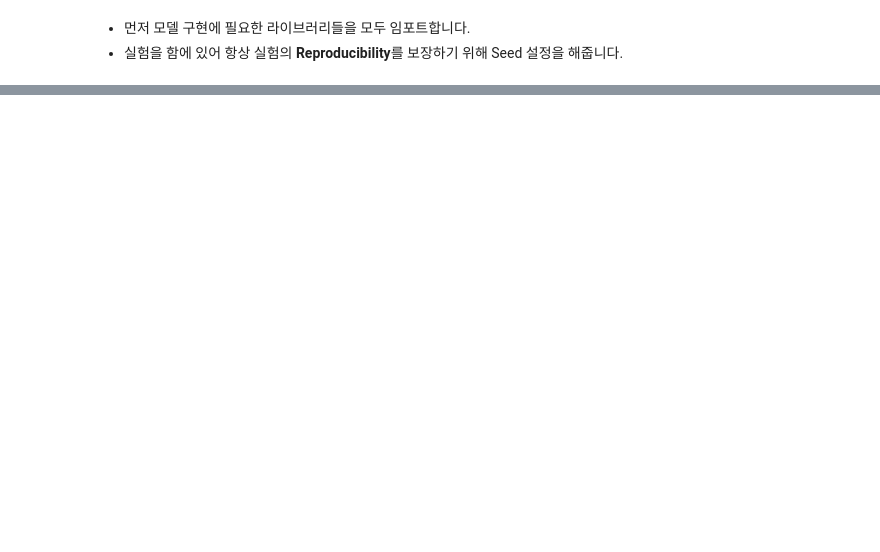
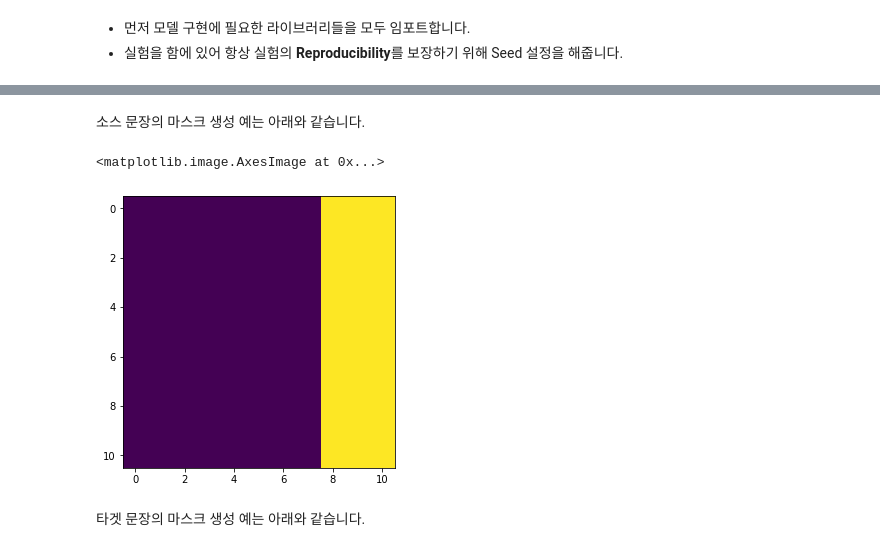
Before and after one commit to Huffon/nlp-various-tutorials, a Jupyter notebook: transformer-aihub.ipynb, the cells around one changed output, grey strips where cells are left out. Cells and saved outputs as stored; diff of their text form; code cells hidden in the pictures; blank space fills up the shorter version.

```diff
--- a/transformer-aihub.ipynb
+++ b/transformer-aihub.ipynb
@@ -247,7 +409,7 @@ def create_src_mask(src):
     src_mask = src_mask.unsqueeze(1).repeat(1, src_len, 1)
     # src_mask = [배치 사이즈, 소스 문장 길이, 소스 문장 길이]
 
-    return src_mask
+    return src_mask.to(device)
 
 
 def create_tgt_mask(src, tgt):
@@ -256,22 +418,30 @@ def create_tgt_mask(src, tgt):
 
     batch_size, tgt_len = tgt.size()
 
-    subsequent_mask = torch.triu(torch.ones(tgt_len, tgt_len), diagonal=1)
-    # subsequent_mask = [타겟 문장 길이, 타겟 문장 길이]
+    subsequent_mask = create_subsequent_mask(tgt)
 
-    subsequent_mask = subsequent_mask.unsqueeze(0).repeat(batch_size, 1, 1)
-    # subsquent_mask = [배치 사이즈, 타겟 문장 길이, 타겟 문장 길이]
-
-    src_mask = (src == pad_idx)
+    enc_dec_mask = (src == pad_idx)
     tgt_mask = (tgt == pad_idx)
     # src_mask = [배치 사이즈, 소스 문장 길이]
     # tgt_mask = [배치 사이즈, 타겟 문장 길이]
 
-    src_mask = src_mask.unsqueeze(1).repeat(1, tgt_len, 1)
-    tgt_mask = tgt_mask.unsqueeze(1).repeat(1, tgt_len, 1)
+    enc_dec_mask = enc_dec_mask.unsqueeze(1).repeat(1, tgt_len, 1).to(device)
+    tgt_mask = tgt_mask.unsqueeze(1).repeat(1, tgt_len, 1).to(device)
     # src_mask = [배치 사이즈, 타겟 문장 길이, 소스 문장 길이]
     # tgt_mask = [배치 사이즈, 타겟 문장 길이, 타겟 문장 길이]
 
-    tgt_mask = target_mask | subsequent_mask
+    tgt_mask = tgt_mask | subsequent_mask
 
-    return src_mask, tgt_mask
+    return enc_dec_mask, tgt_mask
+# %% [markdown]
+소스 문장의 마스크 생성 예는 아래와 같습니다.
+# %%
+src = torch.tensor([[1, 2, 3, 4, 2, 11, 28, 7, 0, 0, 0]])
+src_mask = create_src_mask(src)
+plt.figure(figsize=(5,5))
+plt.imshow(src_mask.cpu()[0])
+# %% [output]
+<matplotlib.image.AxesImage at 0x...>
+[figure, added]
+# %% [markdown]
+타겟 문장의 마스크 생성 예는 아래와 같습니다.
```
Also changed, not shown: parts of 66 cells of this notebook.
